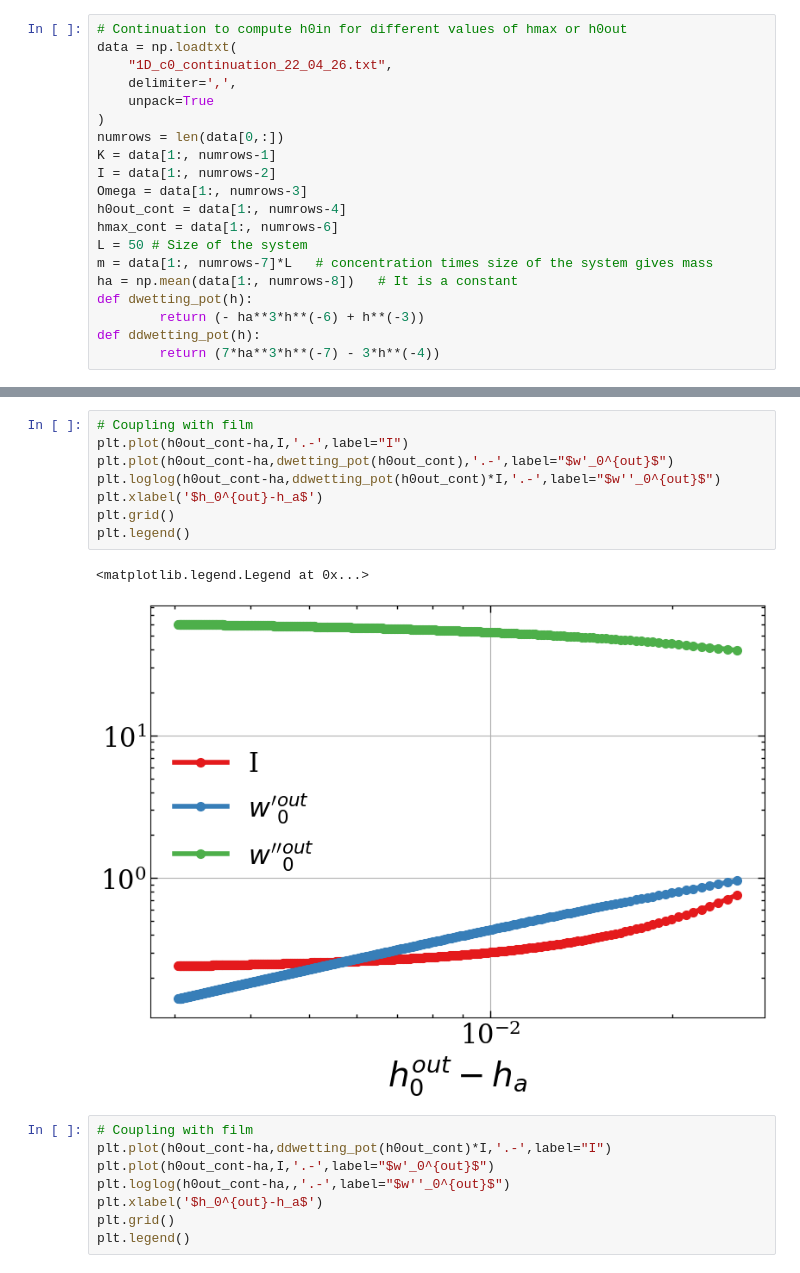
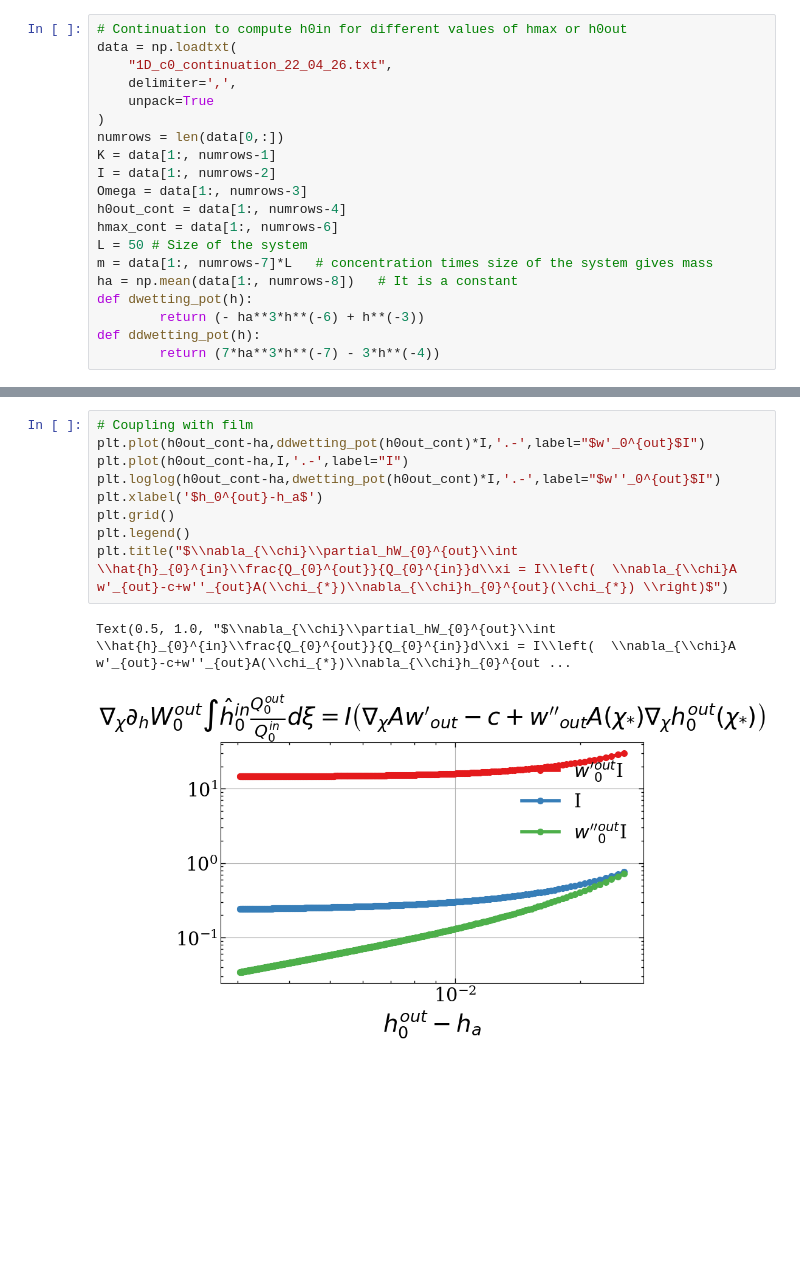
Before and after one commit to suanno/drop-dynamics, a Jupyter notebook: 1D/large_drop_limit.ipynb, the cells around one changed output, grey strips where cells are left out. Cells and saved outputs as stored; diff of their text form; blank space fills up the shorter version.

```diff
--- a/1D/large_drop_limit.ipynb
+++ b/1D/large_drop_limit.ipynb
@@ -46,19 +49,12 @@ plt.legend()
-# %%
-# Coupling with film
-plt.plot(h0out_cont-ha,I,'.-',label="I")
-plt.plot(h0out_cont-ha,dwetting_pot(h0out_cont),'.-',label="$w'_0^{out}$")
-plt.loglog(h0out_cont-ha,ddwetting_pot(h0out_cont)*I,'.-',label="$w''_0^{out}$")
-plt.xlabel('$h_0^{out}-h_a$')
-plt.grid()
-plt.legend()
-# %% [output]
-<matplotlib.legend.Legend at 0x...>
-[figure, removed]
 # %%
 # Coupling with film
-plt.plot(h0out_cont-ha,ddwetting_pot(h0out_cont)*I,'.-',label="I")
-plt.plot(h0out_cont-ha,I,'.-',label="$w'_0^{out}$")
-plt.loglog(h0out_cont-ha,,'.-',label="$w''_0^{out}$")
+plt.plot(h0out_cont-ha,ddwetting_pot(h0out_cont)*I,'.-',label="$w'_0^{out}$I")
+plt.plot(h0out_cont-ha,I,'.-',label="I")
+plt.loglog(h0out_cont-ha,dwetting_pot(h0out_cont)*I,'.-',label="$w''_0^{out}$I")
 plt.xlabel('$h_0^{out}-h_a$')
 plt.grid()
 plt.legend()
+plt.title("$\\nabla_{\\chi}\\partial_hW_{0}^{out}\\int \\hat{h}_{0}^{in}\\frac{Q_{0}^{out}}{Q_{0}^{in}}d\\xi = I\\left(  \\nabla_{\\chi}A w'_{out}-c+w''_{out}A(\\chi_{*})\\nabla_{\\chi}h_{0}^{out}(\\chi_{*}) \\right)$")
+# %% [output]
+Text(0.5, 1.0, "$\\nabla_{\\chi}\\partial_hW_{0}^{out}\\int \\hat{h}_{0}^{in}\\frac{Q_{0}^{out}}{Q_{0}^{in}}d\\xi = I\\left(  \\nabla_{\\chi}A w'_{out}-c+w''_{out}A(\\chi_{*})\\nabla_{\\chi}h_{0}^{out ...
+[figure, added]
```
Also changed, not shown: parts of 2 cells of this notebook.
